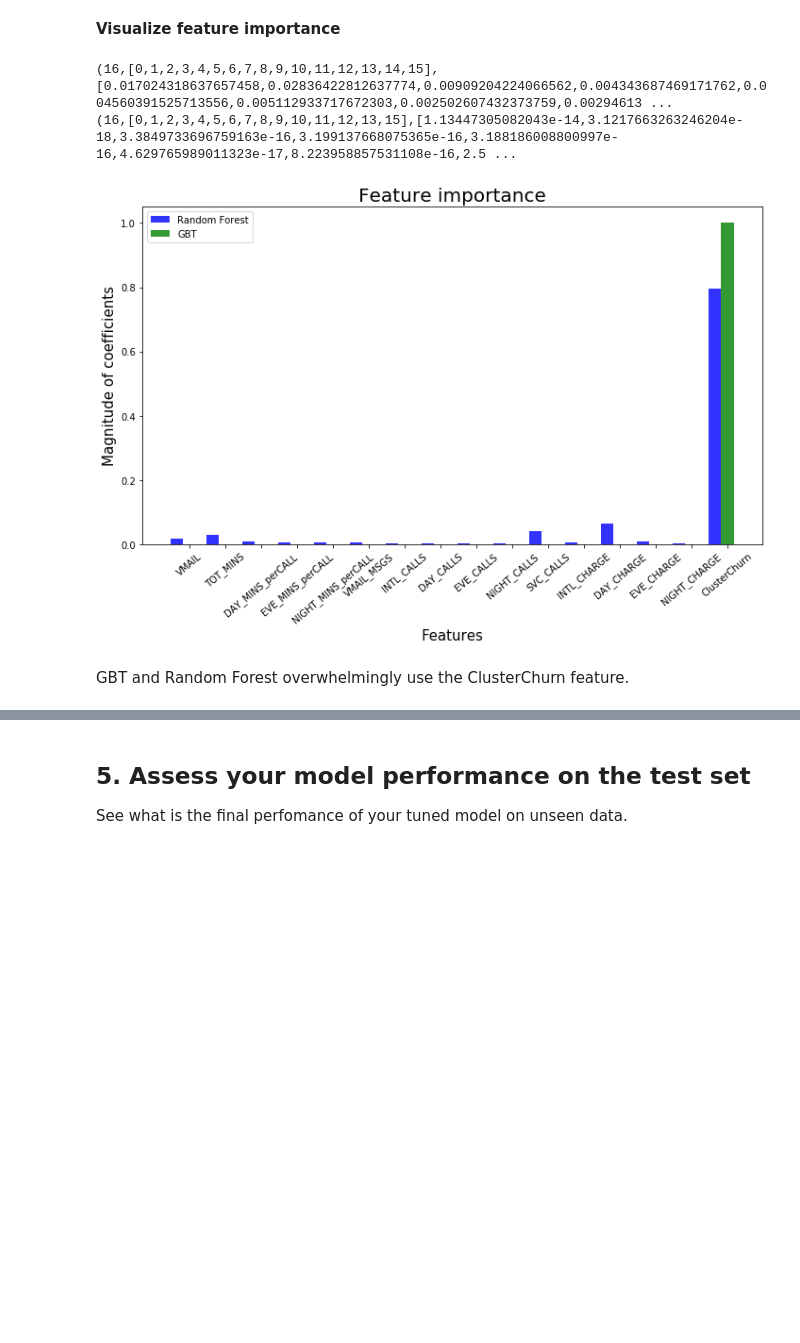
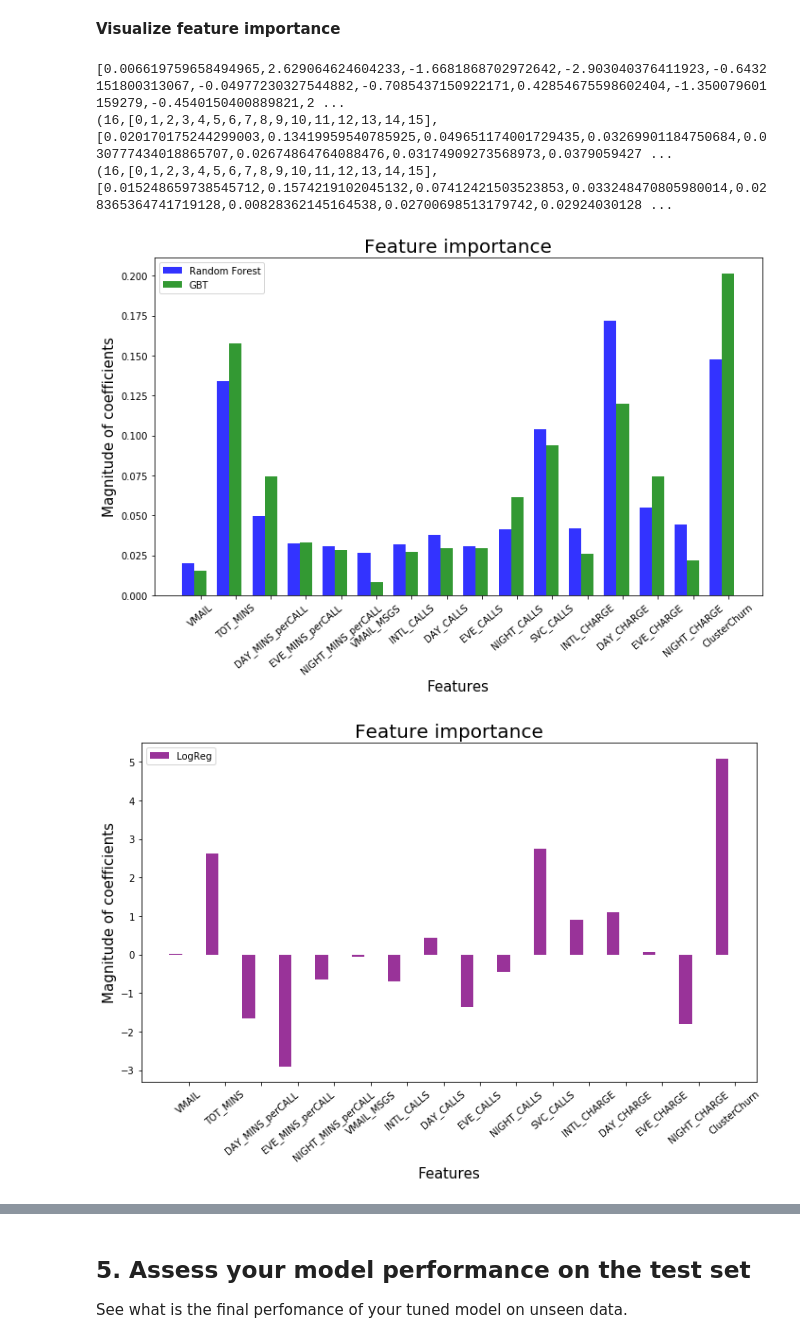
Before and after one commit to ibmdbanalytics/dashdb_analytic_tools, a Jupyter notebook: livy_notebooks/ChurnPrediction/Churn_Prediction_PySpark_2_models.ipynb, the cells around one changed output, grey strips where cells are left out. Cells and saved outputs as stored; diff of their text form; code cells hidden in the pictures; blank space fills up the shorter version.

Commit message:
churn prediction changed (scaling)

```diff
--- a/livy_notebooks/ChurnPrediction/Churn_Prediction_PySpark_2_models.ipynb
+++ b/livy_notebooks/ChurnPrediction/Churn_Prediction_PySpark_2_models.ipynb
@@ -599,6 +608,15 @@ print(best_gbt)
 # %% [markdown]
 __Visualize feature importance__
 # %%
+## Random Forest ##
+
+# Define your model
+lr = LogisticRegression(regParam = best_lr["regParam"], elasticNetParam = best_lr["elasticNetParam"])
+
+# Fit the model on training set
+lrModel = lr.fit(labeled_train)
+print(lrModel.coefficients)
+
 ## Random Forest ##
 
 # Define your model
@@ -617,43 +635,59 @@ gbt = GBTClassifier(maxDepth=best_gbt["maxDepth"], maxBins=best_gbt["maxBins"],
 gbtModel = gbt.fit(labeled_train)
 print(gbtModel.featureImportances)
 # %% [output]
-(16,[0,1,2,3,4,5,6,7,8,9,10,11,12,13,14,15],[0.017024318637657458,0.02836422812637774,0.00909204224066562,0.004343687469171762,0.004560391525713556,0.005112933717672303,0.002502607432373759,0.00294613 ...
-(16,[0,1,2,3,4,5,6,7,8,9,10,11,12,13,15],[1.13447305082043e-14,3.1217663263246204e-18,3.3849733696759163e-16,3.199137668075365e-16,3.188186008800997e-16,4.629765989011323e-17,8.223958857531108e-16,2.5 ...
+[0.006619759658494965,2.629064624604233,-1.6681868702972642,-2.903040376411923,-0.6432151800313067,-0.04977230327544882,-0.7085437150922171,0.42854675598602404,-1.350079601159279,-0.4540150400889821,2 ...
+(16,[0,1,2,3,4,5,6,7,8,9,10,11,12,13,14,15],[0.020170175244299003,0.13419959540785925,0.049651174001729435,0.03269901184750684,0.030777434018865707,0.02674864764088476,0.03174909273568973,0.0379059427 ...
+(16,[0,1,2,3,4,5,6,7,8,9,10,11,12,13,14,15],[0.015248659738545712,0.1574219102045132,0.07412421503523853,0.033248470805980014,0.028365364741719128,0.00828362145164538,0.02700698513179742,0.02924030128 ...
 # %%
 %local
 
 features = ['VMAIL', 'TOT_MINS', 'DAY_MINS_perCALL', 'EVE_MINS_perCALL',
             'NIGHT_MINS_perCALL', 'VMAIL_MSGS', 'INTL_CALLS', 'DAY_CALLS',
             'EVE_CALLS', 'NIGHT_CALLS', 'SVC_CALLS', 'INTL_CHARGE',
             'DAY_CHARGE', 'EVE_CHARGE', 'NIGHT_CHARGE', 'ClusterChurn']
 
 # data to plot
 n_groups = len(features)
-coeffs_rf = [0.017024318637657458,0.02836422812637774,0.00909204224066562,0.004343687469171762,0.004560391525713556,0.005112933717672303,0.002502607432373759,0.0029461349744979706,0.002981861364982493,0.002290729525888992,0.04180203381652036,0.005343508651890113,0.06428737875960049,0.00840258003354406,0.004218918672838146,0.7967266450506053]
-coeffs_gbt = [1.13447305082043e-14,3.1217663263246204e-18,3.3849733696759163e-16,3.199137668075365e-16,3.188186008800997e-16,4.629765989011323e-17,8.223958857531108e-16,2.522630779869371e-17,7.723899661763015e-18,7.887293939387483e-17,1.4431371240932415e-14,2.7121286699144617e-18,4.3970219114955275e-15,5.624426125757645e-18, 0, 0.9999999999999678]
+coeffs_lr = [0.0066, 2.6291, -1.6682, -2.903, -0.6432, -0.0498, -0.7085, 0.4285, -1.3501, -0.454, 2.7493, 0.911, 1.0986, 0.0627, -1.7958, 5.0908]
+coeffs_rf = [0.020170175244299003,0.13419959540785925,0.049651174001729435,0.03269901184750684,0.030777434018865707,0.02674864764088476,0.03174909273568973,0.03790594273708081,0.03089763926319225,0.041074140044040475,0.10375098162368908,0.041619851557297825,0.17191445492293522,0.05475233084306841,0.044293391911407666,0.14779613620045343]
+coeffs_gbt = [0.015248659738545712,0.1574219102045132,0.07412421503523853,0.033248470805980014,0.028365364741719128,0.00828362145164538,0.02700698513179742,0.029240301288953847,0.02924393528160212,0.061540030409078975,0.09357065125969997,0.025917420771321604,0.11979967731771943,0.07428155330087945,0.02162366743507101,0.20108353582623442]
 
 # define plot
 ax, fig=plt.subplots(figsize=(10,7))
 index = np.arange(len(features))
 bar_width = 0.35
 opacity = 0.8
 
 # Bar plot
 plt.bar(index, coeffs_rf, bar_width,alpha=opacity,color='b',label='Random Forest')
 plt.bar(index + bar_width, coeffs_gbt, bar_width, alpha=opacity,color='g',label='GBT')
 
-
 plt.xticks(index + bar_width, features, rotation = 40)
 
 # Labels
 plt.xlabel('Features', fontsize=15)
 plt.ylabel('Magnitude of coefficients', fontsize=15)
 #plt.xticks(index, features, fontsize=15, rotation=40)
 plt.title('Feature importance', fontsize=20)
 plt.legend()
 plt.tight_layout()
 plt.show()
+
+# Separate plot for logReg because different scale for coefficients
+
+# New figure
+ax1, fig1=plt.subplots(figsize=(10,7))
+# Bar plot
+plt.bar(index, coeffs_lr, bar_width, alpha=opacity, color="purple", label="LogReg")
+plt.xticks(index + bar_width, features, rotation = 40)
+# Labels
+plt.xlabel('Features', fontsize=15)
+plt.ylabel('Magnitude of coefficients', fontsize=15)
+#plt.xticks(index, features, fontsize=15, rotation=40)
+plt.title('Feature importance', fontsize=20)
+plt.legend()
+plt.tight_layout()
+plt.show()
 # %% [output]
-[figure, old version]
+[figure, new version]
+[figure, added]
-# %% [markdown]
-GBT and Random Forest overwhelmingly use the ClusterChurn feature.
```
Also changed, not shown: parts of 30 cells of this notebook.
